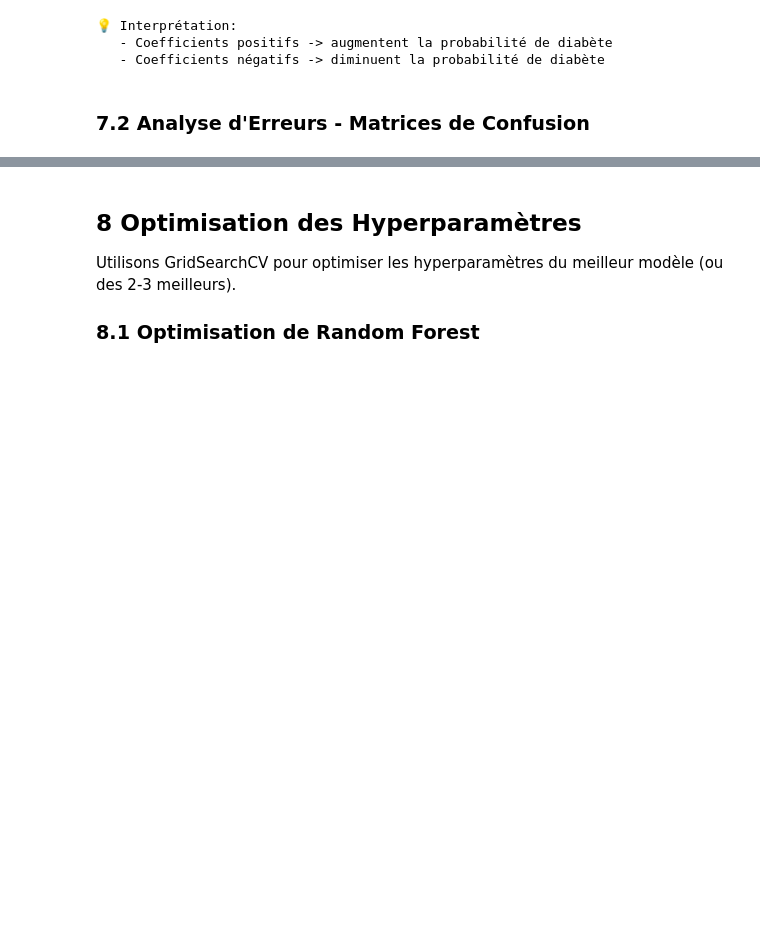
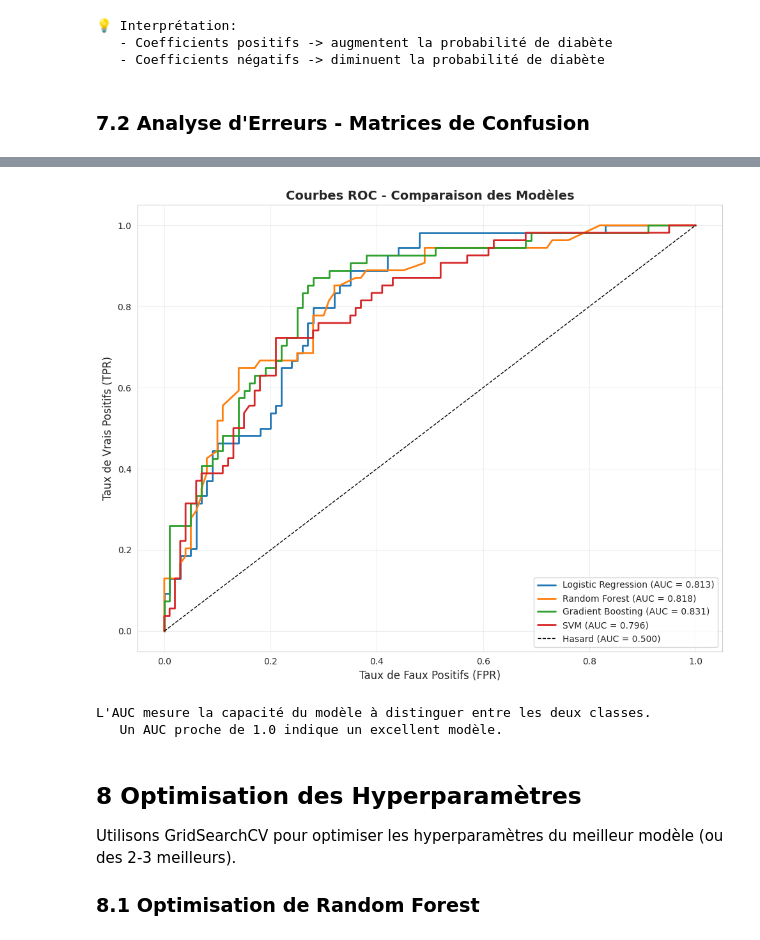
Before and after one commit to anonyme56/ProjetProgrammationDiabete, a Jupyter notebook: TP_Prog_indian_diabete.ipynb, the cells around one changed output, grey strips where cells are left out. Cells and saved outputs as stored; diff of their text form; code cells hidden in the pictures; blank space fills up the shorter version.

```diff
--- a/TP_Prog_indian_diabete.ipynb
+++ b/TP_Prog_indian_diabete.ipynb
@@ -1098,3 +1142,34 @@ DiabetesPedigreeFunction     0.233337
+# %%
+# Courbes ROC
+plt.figure(figsize=(10, 8))
+
+# Courbes ROC pour chaque modèle
+models_proba = [
+    ('Logistic Regression', y_proba_lr, lr_auc),
+    ('Random Forest', y_proba_rf, rf_auc),
+    ('Gradient Boosting', y_proba_gb, gb_auc),
+    ('SVM', y_proba_svm, svm_auc)
+]
+
+for name, y_proba, auc_score in models_proba:
+    fpr, tpr, _ = roc_curve(y_test, y_proba)
+    plt.plot(fpr, tpr, label=f'{name} (AUC = {auc_score:.3f})', linewidth=2)
+
+plt.plot([0, 1], [0, 1], 'k--', label='Hasard (AUC = 0.500)', linewidth=1)
+plt.xlabel('Taux de Faux Positifs (FPR)', fontsize=12)
+plt.ylabel('Taux de Vrais Positifs (TPR)', fontsize=12)
+plt.title('Courbes ROC - Comparaison des Modèles', fontsize=14, fontweight='bold')
+plt.legend(loc='lower right', fontsize=10)
+plt.grid(alpha=0.3)
+plt.tight_layout()
+plt.show()
+
+print("L'AUC mesure la capacité du modèle à distinguer entre les deux classes.")
+print("   Un AUC proche de 1.0 indique un excellent modèle.")
+# %% [output]
+[figure, added]
+L'AUC mesure la capacité du modèle à distinguer entre les deux classes.
+   Un AUC proche de 1.0 indique un excellent modèle.
 # %% [markdown]
 ## 8 Optimisation des Hyperparamètres
 
```
Also changed, not shown: parts of 1 cell of this notebook.
